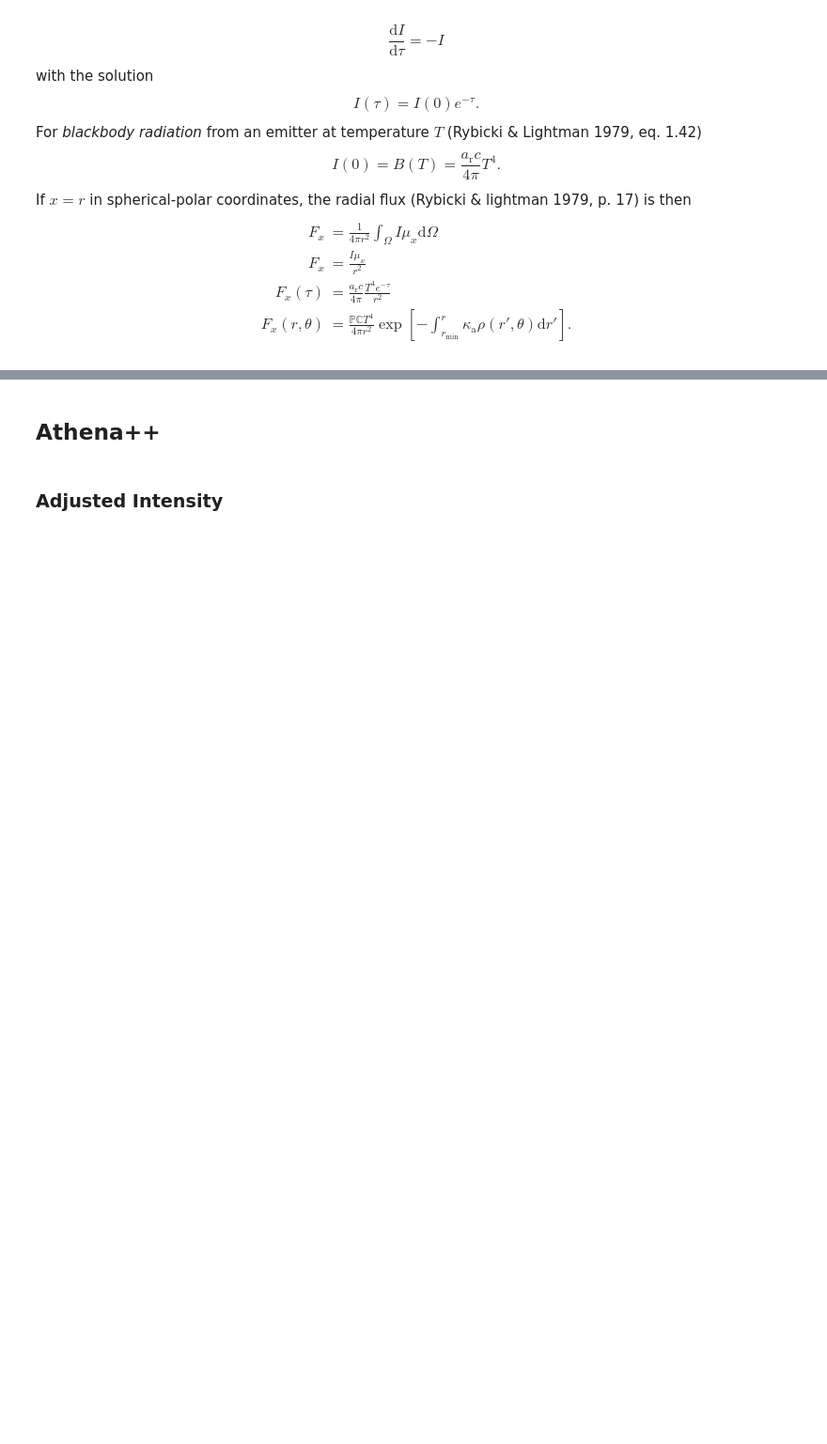
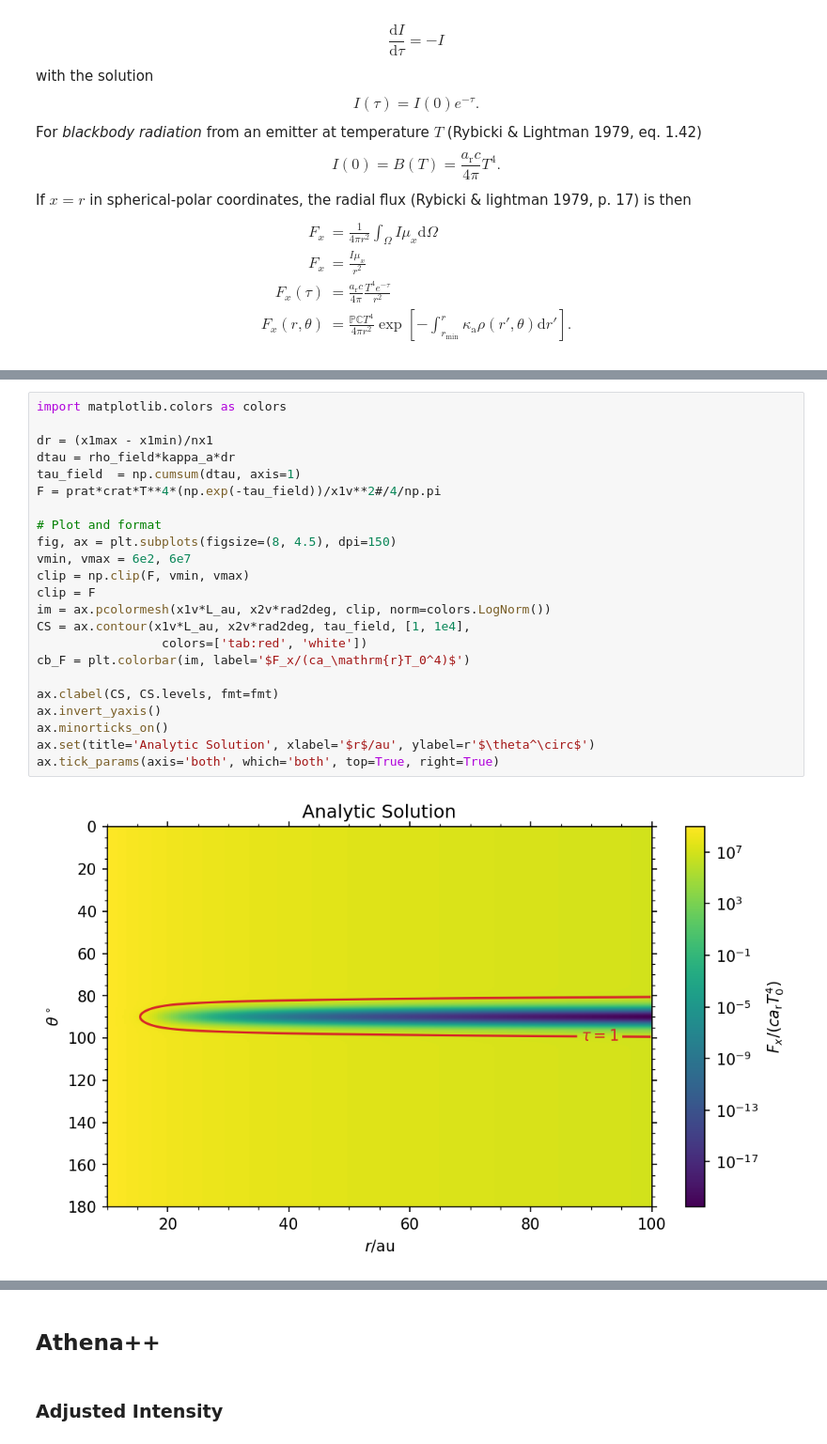
Before and after one commit to sabaronett/rad-hydro, a Jupyter notebook: athena/dev/stellar_flux/StellarFlux.ipynb, the cells around one changed output, grey strips where cells are left out. Shown at 94% size. Cells and saved outputs as stored; diff of their text form; blank space fills up the shorter version.

```diff
--- a/athena/dev/stellar_flux/StellarFlux.ipynb
+++ b/athena/dev/stellar_flux/StellarFlux.ipynb
@@ -225,0 +224,25 @@ ax.tick_params(axis='both', which='both', top=True, right=True)
+# %%
+import matplotlib.colors as colors
+
+dr = (x1max - x1min)/nx1
+dtau = rho_field*kappa_a*dr
+tau_field  = np.cumsum(dtau, axis=1)
+F = prat*crat*T**4*(np.exp(-tau_field))/x1v**2#/4/np.pi
+
+# Plot and format
+fig, ax = plt.subplots(figsize=(8, 4.5), dpi=150)
+vmin, vmax = 6e2, 6e7
+clip = np.clip(F, vmin, vmax)
+clip = F
+im = ax.pcolormesh(x1v*L_au, x2v*rad2deg, clip, norm=colors.LogNorm())
+CS = ax.contour(x1v*L_au, x2v*rad2deg, tau_field, [1, 1e4],
+                 colors=['tab:red', 'white'])
+cb_F = plt.colorbar(im, label='$F_x/(ca_\mathrm{r}T_0^4)$')
+
+ax.clabel(CS, CS.levels, fmt=fmt)
+ax.invert_yaxis()
+ax.minorticks_on()
+ax.set(title='Analytic Solution', xlabel='$r$/au', ylabel=r'$\theta^\circ$')
+ax.tick_params(axis='both', which='both', top=True, right=True)
+# %% [output]
+[figure, added]
```
Also changed, not shown: parts of 7 cells of this notebook, 2 other files.
